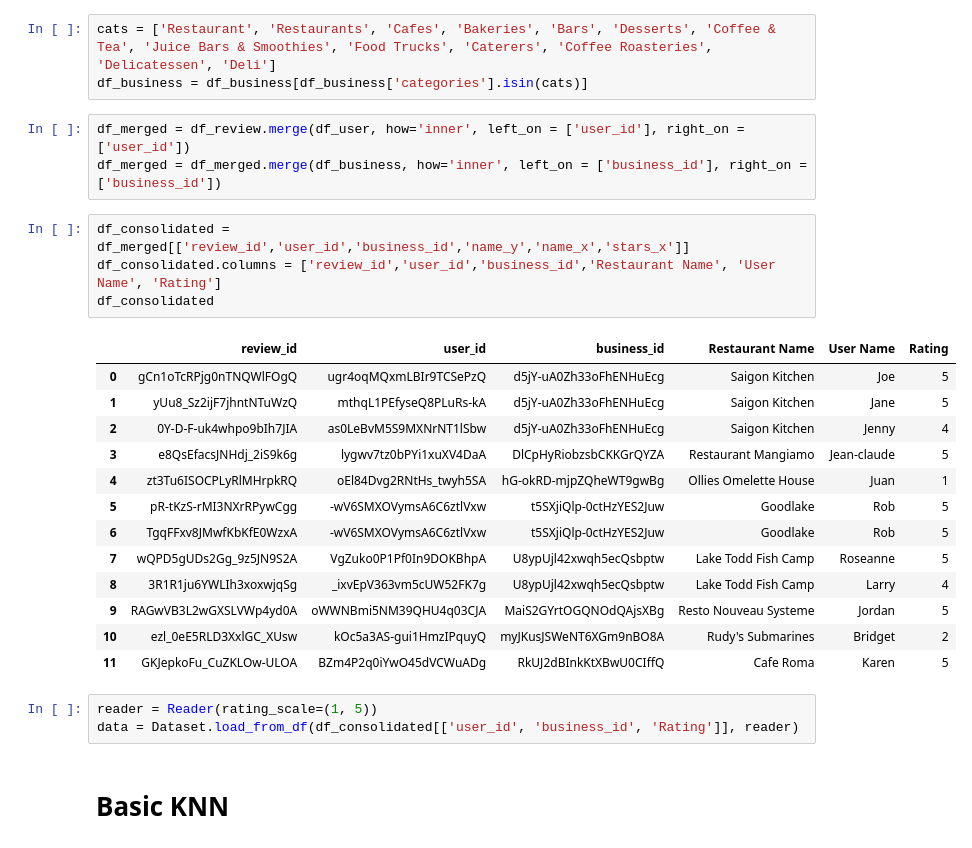
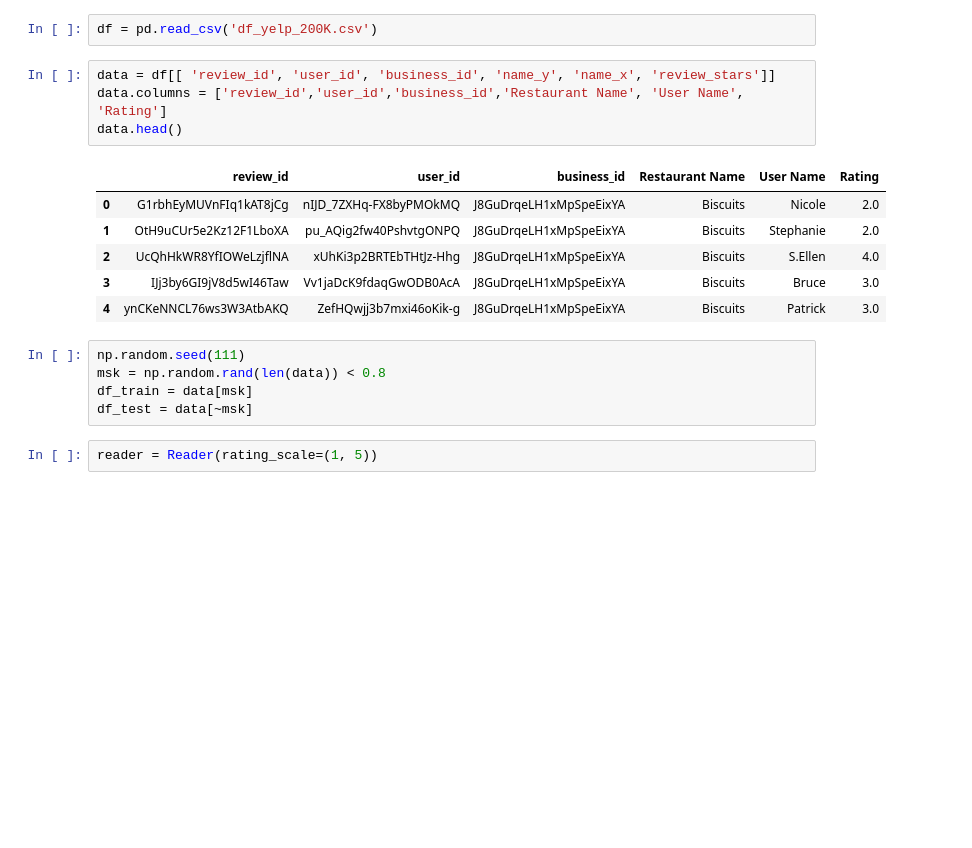
Before and after one commit to allysalib/Yelp-Recommendation-System, a Jupyter notebook: KNN.ipynb, the cells around one changed output. Cells and saved outputs as stored; diff of their text form; blank space fills up the shorter version.

```diff
--- a/KNN.ipynb
+++ b/KNN.ipynb
@@ -17,30 +27,21 @@ df_review = pd.read_json('/home/rohan/Desktop/NYU/SearchAndDiscovery/Project/yel
-# %%
-cats = ['Restaurant', 'Restaurants', 'Cafes', 'Bakeries', 'Bars', 'Desserts', 'Coffee & Tea', 'Juice Bars & Smoothies', 'Food Trucks', 'Caterers', 'Coffee Roasteries', 'Delicatessen', 'Deli']
-df_business = df_business[df_business['categories'].isin(cats)]
-# %%
-df_merged = df_review.merge(df_user, how='inner', left_on = ['user_id'], right_on = ['user_id'])
-df_merged = df_merged.merge(df_business, how='inner', left_on = ['business_id'], right_on = ['business_id'])
+# %%
+df = pd.read_csv('df_yelp_200K.csv')
 # %%
-df_consolidated = df_merged[['review_id','user_id','business_id','name_y','name_x','stars_x']]
-df_consolidated.columns = ['review_id','user_id','business_id','Restaurant Name', 'User Name', 'Rating']
-df_consolidated
+data = df[[ 'review_id', 'user_id', 'business_id', 'name_y', 'name_x', 'review_stars']]
+data.columns = ['review_id','user_id','business_id','Restaurant Name', 'User Name', 'Rating']
+data.head()
 # %% [output]
 |  | review_id | user_id | business_id | Restaurant Name | User Name | Rating |
-| 0 | gCn1oTcRPjg0nTNQWlFOgQ | ugr4oqMQxmLBIr9TCSePzQ | d5jY-uA0Zh33oFhENHuEcg | Saigon Kitchen | Joe | 5 |
-| 1 | yUu8_Sz2ijF7jhntNTuWzQ | mthqL1PEfyseQ8PLuRs-kA | d5jY-uA0Zh33oFhENHuEcg | Saigon Kitchen | Jane | 5 |
-| 2 | 0Y-D-F-uk4whpo9bIh7JIA | as0LeBvM5S9MXNrNT1lSbw | d5jY-uA0Zh33oFhENHuEcg | Saigon Kitchen | Jenny | 4 |
-| 3 | e8QsEfacsJNHdj_2iS9k6g | lygwv7tz0bPYi1xuXV4DaA | DlCpHyRiobzsbCKKGrQYZA | Restaurant Mangiamo | Jean-claude | 5 |
-| 4 | zt3Tu6ISOCPLyRlMHrpkRQ | oEl84Dvg2RNtHs_twyh5SA | hG-okRD-mjpZQheWT9gwBg | Ollies Omelette House | Juan | 1 |
-| 5 | pR-tKzS-rMI3NXrRPywCgg | -wV6SMXOVymsA6C6ztlVxw | t5SXjiQlp-0ctHzYES2Juw | Goodlake | Rob | 5 |
-| 6 | TgqFFxv8JMwfKbKfE0WzxA | -wV6SMXOVymsA6C6ztlVxw | t5SXjiQlp-0ctHzYES2Juw | Goodlake | Rob | 5 |
-| 7 | wQPD5gUDs2Gg_9z5JN9S2A | VgZuko0P1Pf0In9DOKBhpA | U8ypUjl42xwqh5ecQsbptw | Lake Todd Fish Camp | Roseanne | 5 |
-| 8 | 3R1R1ju6YWLIh3xoxwjqSg | _ixvEpV363vm5cUW52FK7g | U8ypUjl42xwqh5ecQsbptw | Lake Todd Fish Camp | Larry | 4 |
-| 9 | RAGwVB3L2wGXSLVWp4yd0A | oWWNBmi5NM39QHU4q03CJA | MaiS2GYrtOGQNOdQAjsXBg | Resto Nouveau Systeme | Jordan | 5 |
-| 10 | ezl_0eE5RLD3XxlGC_XUsw | kOc5a3AS-gui1HmzIPquyQ | myJKusJSWeNT6XGm9nBO8A | Rudy's Submarines | Bridget | 2 |
-| 11 | GKJepkoFu_CuZKLOw-ULOA | BZm4P2q0iYwO45dVCWuADg | RkUJ2dBInkKtXBwU0CIffQ | Cafe Roma | Karen | 5 |
+| 0 | G1rbhEyMUVnFIq1kAT8jCg | nIJD_7ZXHq-FX8byPMOkMQ | J8GuDrqeLH1xMpSpeEixYA | Biscuits | Nicole | 2.0 |
+| 1 | OtH9uCUr5e2Kz12F1LboXA | pu_AQig2fw40PshvtgONPQ | J8GuDrqeLH1xMpSpeEixYA | Biscuits | Stephanie | 2.0 |
+| 2 | UcQhHkWR8YfIOWeLzjflNA | xUhKi3p2BRTEbTHtJz-Hhg | J8GuDrqeLH1xMpSpeEixYA | Biscuits | S.Ellen | 4.0 |
+| 3 | IJj3by6GI9jV8d5wI46Taw | Vv1jaDcK9fdaqGwODB0AcA | J8GuDrqeLH1xMpSpeEixYA | Biscuits | Bruce | 3.0 |
+| 4 | ynCKeNNCL76ws3W3AtbAKQ | ZefHQwjj3b7mxi46oKik-g | J8GuDrqeLH1xMpSpeEixYA | Biscuits | Patrick | 3.0 |
+# %%
+np.random.seed(111)
+msk = np.random.rand(len(data)) < 0.8
+df_train = data[msk]
+df_test = data[~msk]
 # %%
 reader = Reader(rating_scale=(1, 5))
-data = Dataset.load_from_df(df_consolidated[['user_id', 'business_id', 'Rating']], reader)
-# %% [markdown]
-# Basic KNN
 # %%
```
Also changed, not shown: parts of 14 cells of this notebook, 4 other files.
